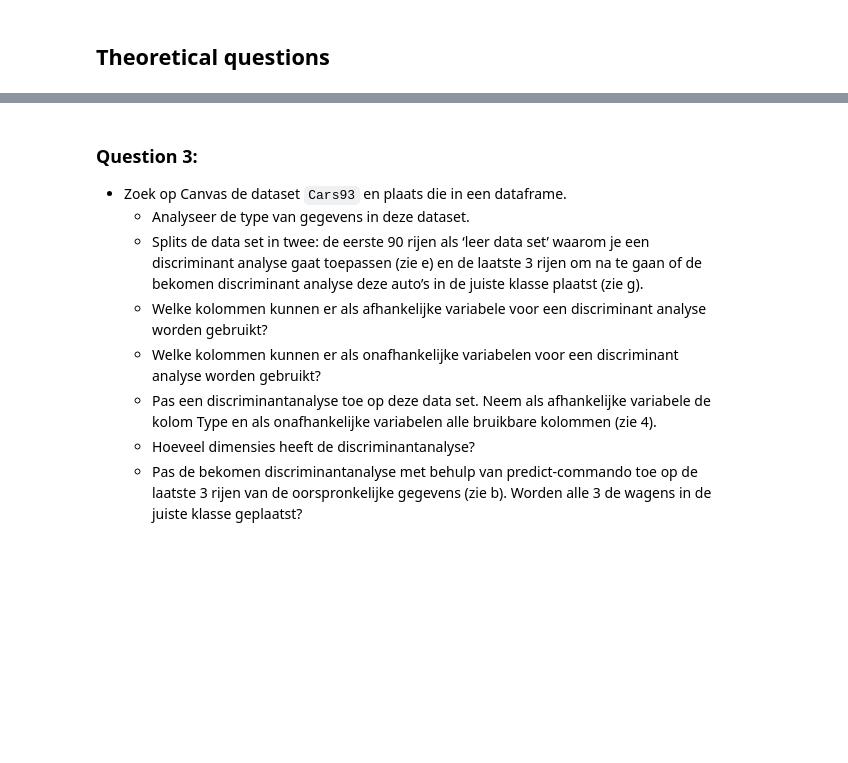
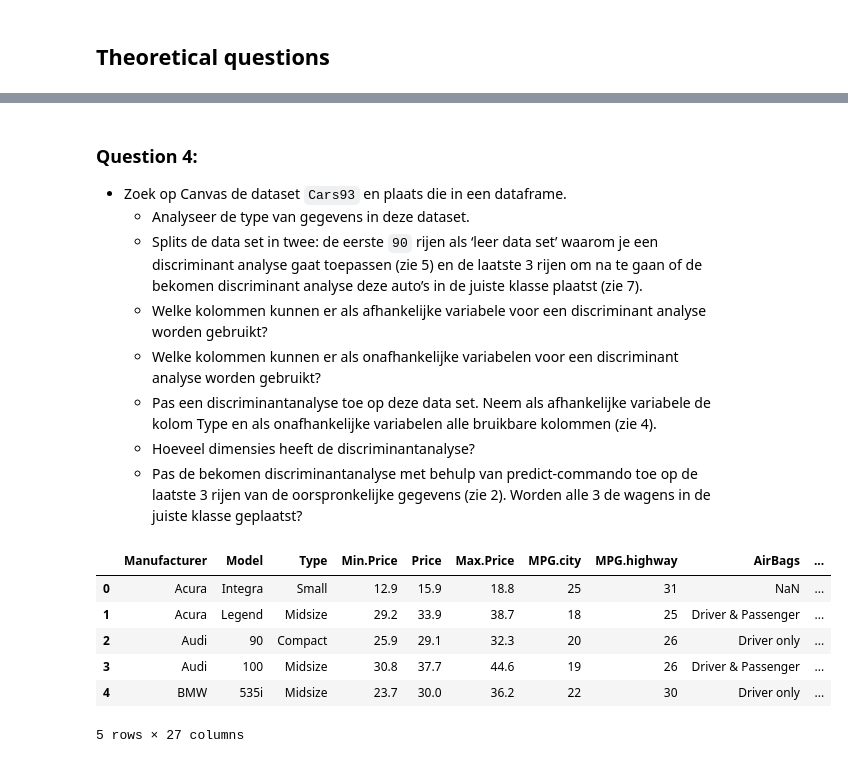
Before and after one commit to EliasDeHondt/DataScience2, a Jupyter notebook: W19P4/Exercises Discriminant Analysis.ipynb, the cells around one changed output, grey strips where cells are left out. Cells and saved outputs as stored; diff of their text form; code cells hidden in the pictures; blank space fills up the shorter version.

```diff
--- a/W19P4/Exercises Discriminant Analysis.ipynb
+++ b/W19P4/Exercises Discriminant Analysis.ipynb
@@ -21,10 +188,21 @@
 # %% [markdown]
-### Question 3:
+### Question 4:
 - Zoek op Canvas de dataset `Cars93` en plaats die in een dataframe.
     - Analyseer de type van gegevens in deze dataset.
-    - Splits de data set in twee: de eerste 90 rijen als ‘leer data set’ waarom je een discriminant analyse gaat toepassen (zie e) en de laatste 3 rijen om na te gaan of de bekomen discriminant analyse deze auto’s in de juiste klasse plaatst (zie g).
+    - Splits de data set in twee: de eerste `90` rijen als ‘leer data set’ waarom je een discriminant analyse gaat toepassen (zie 5) en de laatste 3 rijen om na te gaan of de bekomen discriminant analyse deze auto’s in de juiste klasse plaatst (zie 7).
     - Welke kolommen kunnen er als afhankelijke variabele voor een discriminant analyse worden gebruikt?
     - Welke kolommen kunnen er als onafhankelijke variabelen voor een discriminant analyse worden gebruikt?
     - Pas een discriminantanalyse toe op deze data set. Neem als afhankelijke variabele de kolom Type en als onafhankelijke variabelen alle bruikbare kolommen (zie 4).
     - Hoeveel dimensies heeft de discriminantanalyse?
-    - Pas de bekomen discriminantanalyse met behulp van predict-commando toe op de laatste 3 rijen van de oorspronkelijke gegevens (zie b). Worden alle 3 de wagens in de juiste klasse geplaatst?
+    - Pas de bekomen discriminantanalyse met behulp van predict-commando toe op de laatste 3 rijen van de oorspronkelijke gegevens (zie 2). Worden alle 3 de wagens in de juiste klasse geplaatst?
+# %%
+cars93 = pd.read_csv('../Data/Cars93.csv', delimiter=';', decimal='.')
+display(cars93.head())
+# %% [output]
+|  | Manufacturer | Model | Type | Min.Price | Price | Max.Price | MPG.city | MPG.highway | AirBags | ... |
+| 0 | Acura | Integra | Small | 12.9 | 15.9 | 18.8 | 25 | 31 | NaN | ... |
+| 1 | Acura | Legend | Midsize | 29.2 | 33.9 | 38.7 | 18 | 25 | Driver & Passenger | ... |
+| 2 | Audi | 90 | Compact | 25.9 | 29.1 | 32.3 | 20 | 26 | Driver only | ... |
+| 3 | Audi | 100 | Midsize | 30.8 | 37.7 | 44.6 | 19 | 26 | Driver & Passenger | ... |
+| 4 | BMW | 535i | Midsize | 23.7 | 30.0 | 36.2 | 22 | 30 | Driver only | ... |
+5 rows × 27 columns
```
Also changed, not shown: parts of 20 cells of this notebook, 2 other files.
